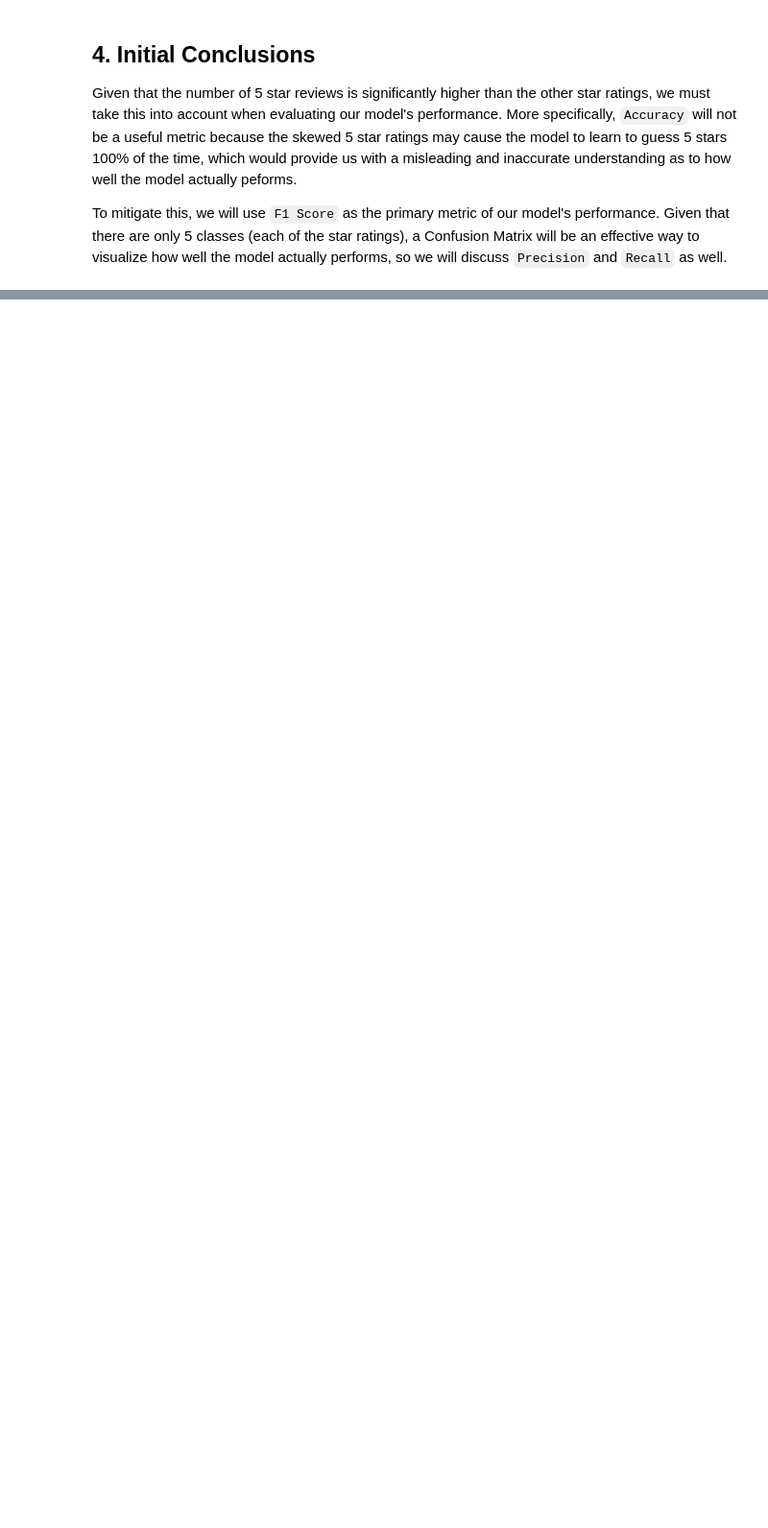
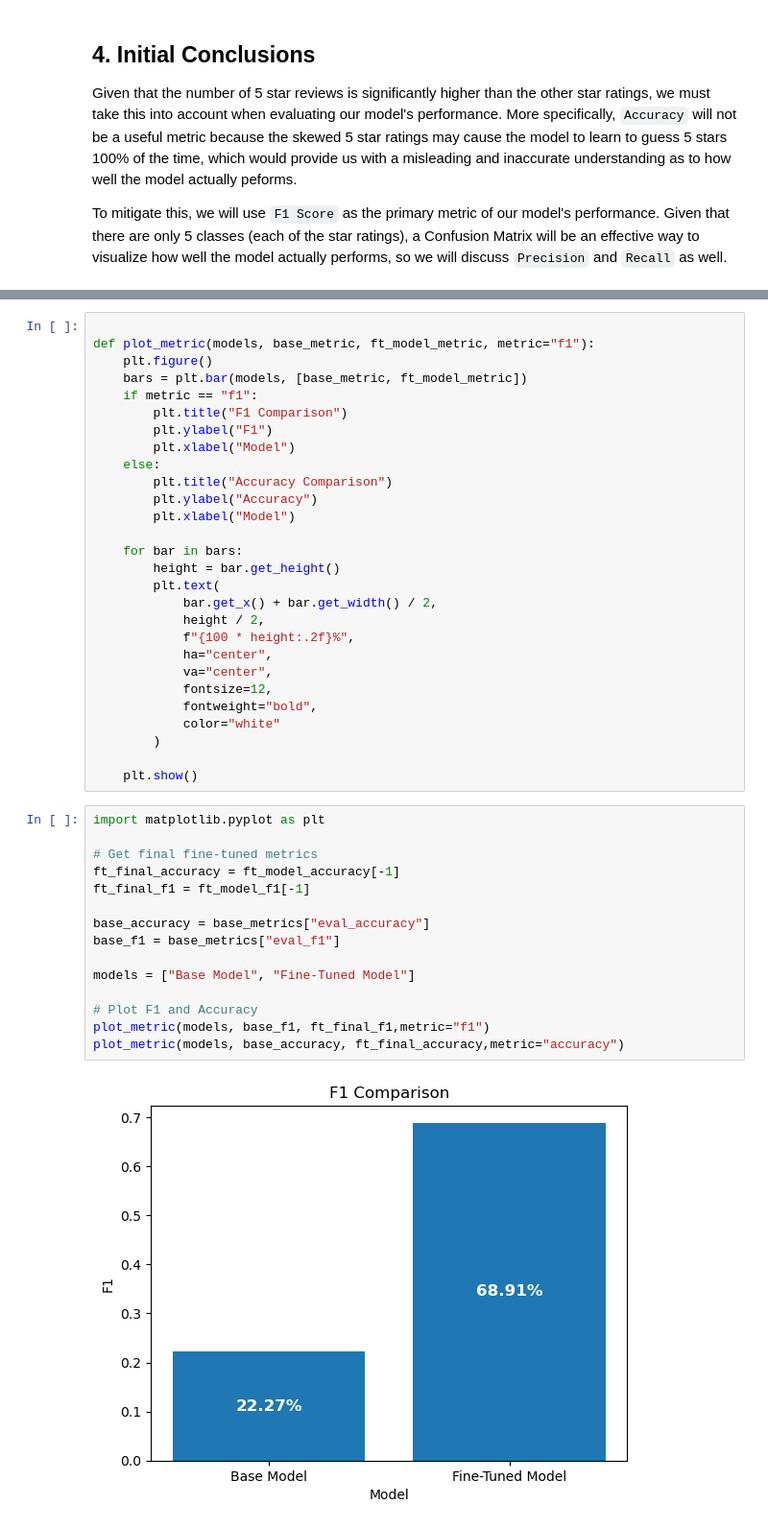
Before and after one commit to YassinKina/amazon_sentiment_analysis, a Jupyter notebook: notebooks/EDA.ipynb, the cells around one changed output, grey strips where cells are left out. Shown at 96% size. Drawn from its saved outputs; the diff is of its cells as text; blank space fills up the shorter version.

Commit message:
Feat: add visualization to EDA.ipynb

```diff
--- a/notebooks/EDA.ipynb
+++ b/notebooks/EDA.ipynb
@@ -112,0 +184,45 @@ To mitigate this, we will use `F1 Score` as the primary metric of our model's pe
+# %%
+
+def plot_metric(models, base_metric, ft_model_metric, metric="f1"):
+    plt.figure()
+    bars = plt.bar(models, [base_metric, ft_model_metric])
+    if metric == "f1":
+        plt.title("F1 Comparison")
+        plt.ylabel("F1")
+        plt.xlabel("Model")
+    else:
+        plt.title("Accuracy Comparison")
+        plt.ylabel("Accuracy")
+        plt.xlabel("Model")
+
+    for bar in bars:
+        height = bar.get_height()
+        plt.text(
+            bar.get_x() + bar.get_width() / 2,
+            height / 2,
+            f"{100 * height:.2f}%",
+            ha="center",
+            va="center",
+            fontsize=12,
+            fontweight="bold",
+            color="white"
+        )
+
+    plt.show()
+# %%
+import matplotlib.pyplot as plt
+
+# Get final fine-tuned metrics
+ft_final_accuracy = ft_model_accuracy[-1]
+ft_final_f1 = ft_model_f1[-1]
+
+base_accuracy = base_metrics["eval_accuracy"]
+base_f1 = base_metrics["eval_f1"]
+
+models = ["Base Model", "Fine-Tuned Model"]
+
+# Plot F1 and Accuracy
+plot_metric(models, base_f1, ft_final_f1,metric="f1")
+plot_metric(models, base_accuracy, ft_final_accuracy,metric="accuracy")
+# %% [output]
+[figure, added]
```
Also changed, not shown: parts of 15 cells of this notebook, 3 other files.
